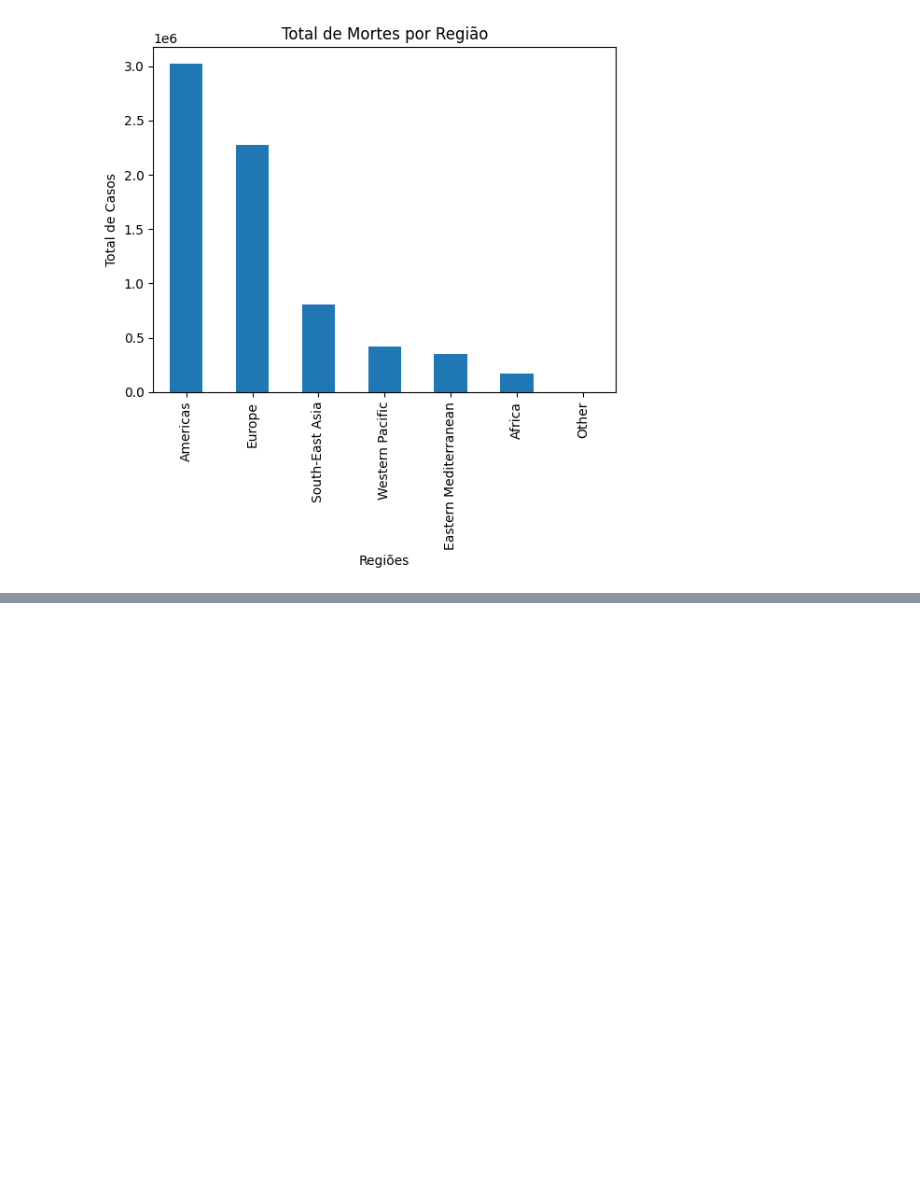
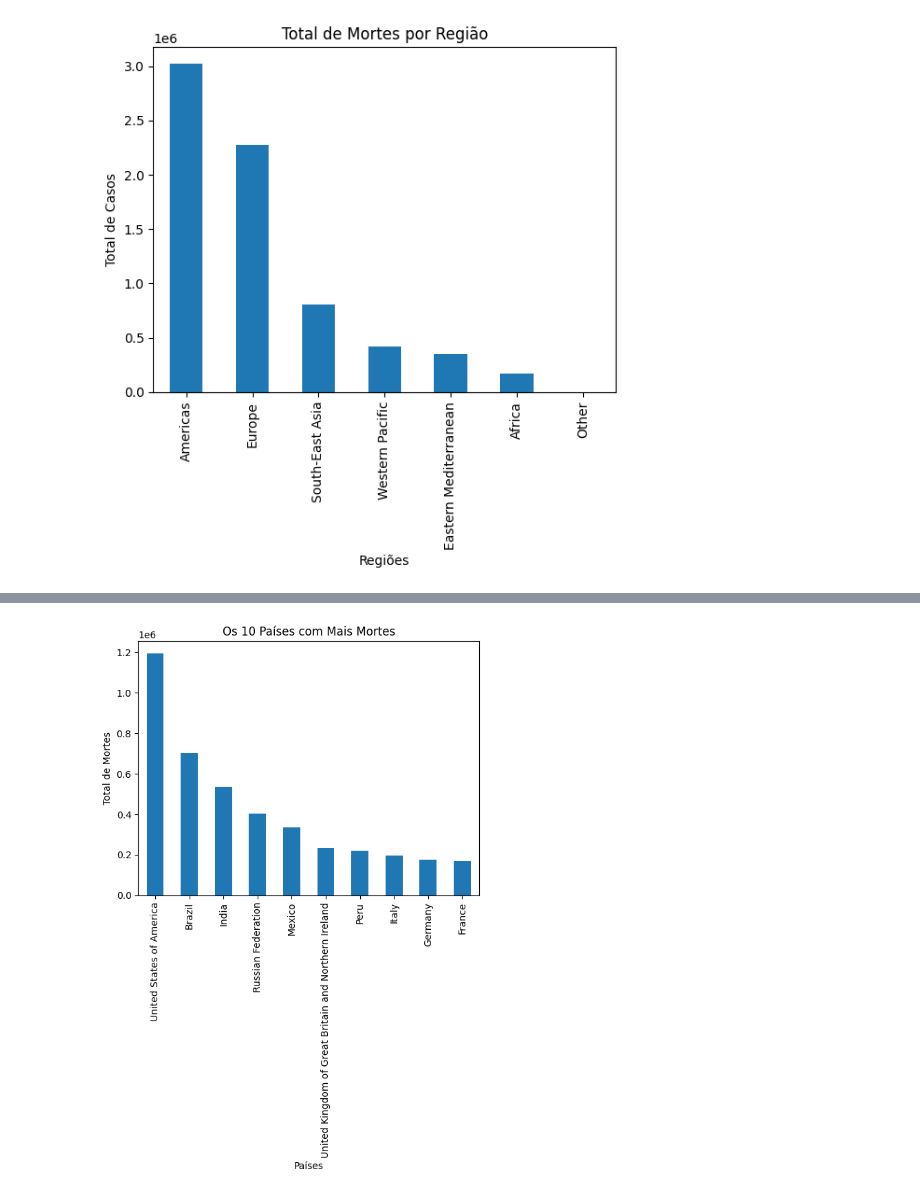
Before and after one commit to GuilhermeAugustox/COVID-DailyAnalysis-2020-2024, a Jupyter notebook: Analise.ipynb, the cells around one changed output, grey strips where cells are left out. Cells and saved outputs as stored; diff of their text form; code cells hidden in the pictures; blank space fills up the shorter version.

```diff
--- a/Analise.ipynb
+++ b/Analise.ipynb
@@ -334,0 +372,3 @@ plt.show()
+# %%
+total_mortes_pais = df_total.groupby('Name')['Deaths - cumulative total'].sum()
+total_mortes_pais
@@ -334,0 +389,11 @@ plt.show()
+# %%
+total_mortes_pais_sorted = total_mortes_pais.sort_values(ascending=False)
+maiores_10_pais = total_mortes_pais_sorted.iloc[1:11]
+maiores_10_pais.plot(kind='bar')
+
+plt.title('Os 10 Países com Mais Mortes')
+plt.xlabel('Países')
+plt.ylabel('Total de Mortes')
+plt.show()
+# %% [output]
+[figure, added]
```
Also changed, not shown: parts of 11 cells of this notebook, 1 other file.
